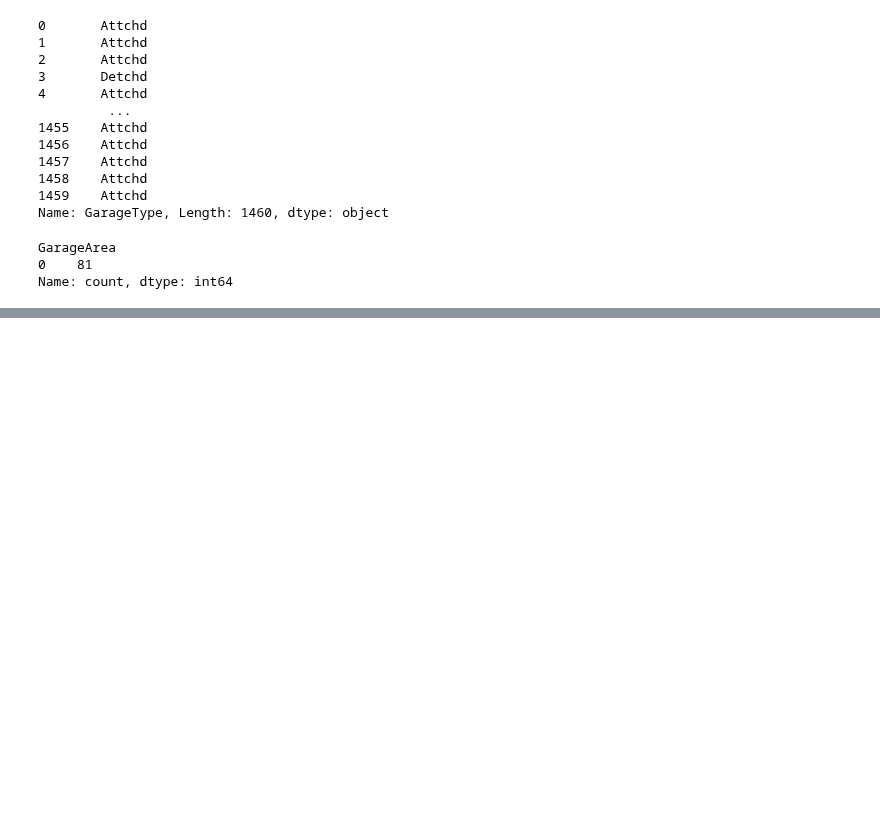
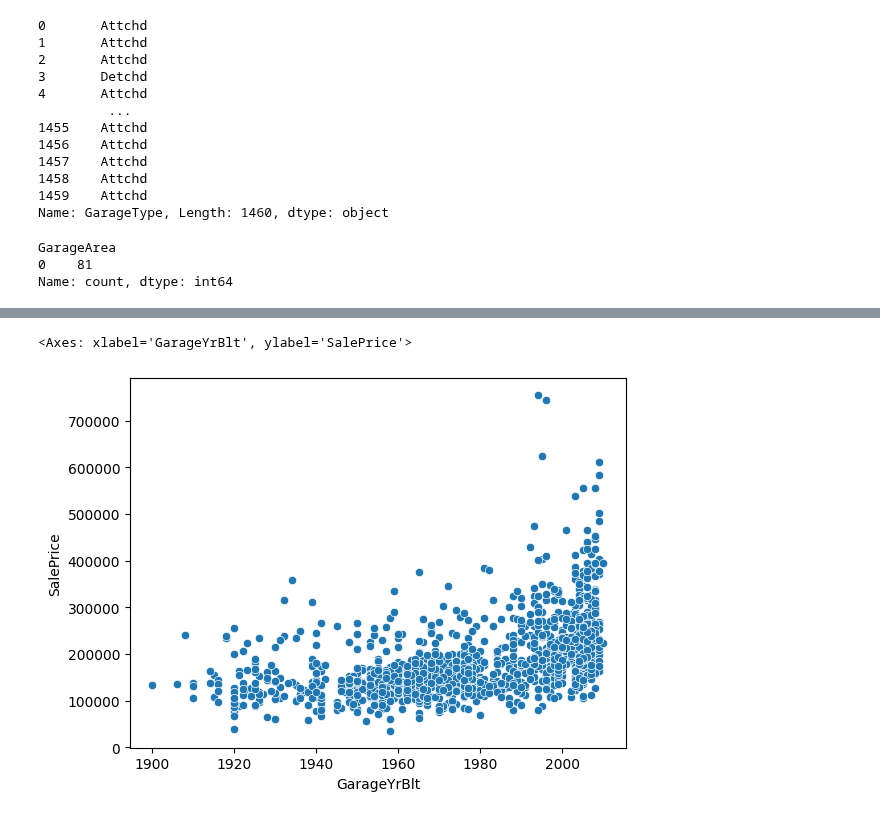
Before and after one commit to akhyear/house_price_prediction, a Jupyter notebook: train_code.ipynb, the cells around one changed output, grey strips where cells are left out. Drawn from its saved outputs; the diff is of its cells as text; code cells hidden in the pictures; blank space fills up the shorter version.

```diff
--- a/train_code.ipynb
+++ b/train_code.ipynb
@@ -365,0 +426,2 @@ Series([], Name: count, dtype: int64)
+# %%
+df = df.drop(columns=['GarageType'])
@@ -365,0 +471,7 @@ Series([], Name: count, dtype: int64)
+# %%
+sns.scatterplot(data=df, x='GarageYrBlt', y='SalePrice')
+
+# so here is the thing is, the GarageYrBlt have high impact in saleprice.
+# %% [output]
+<Axes: xlabel='GarageYrBlt', ylabel='SalePrice'>
+[figure, added]
```
Also changed, not shown: parts of 15 cells of this notebook.
